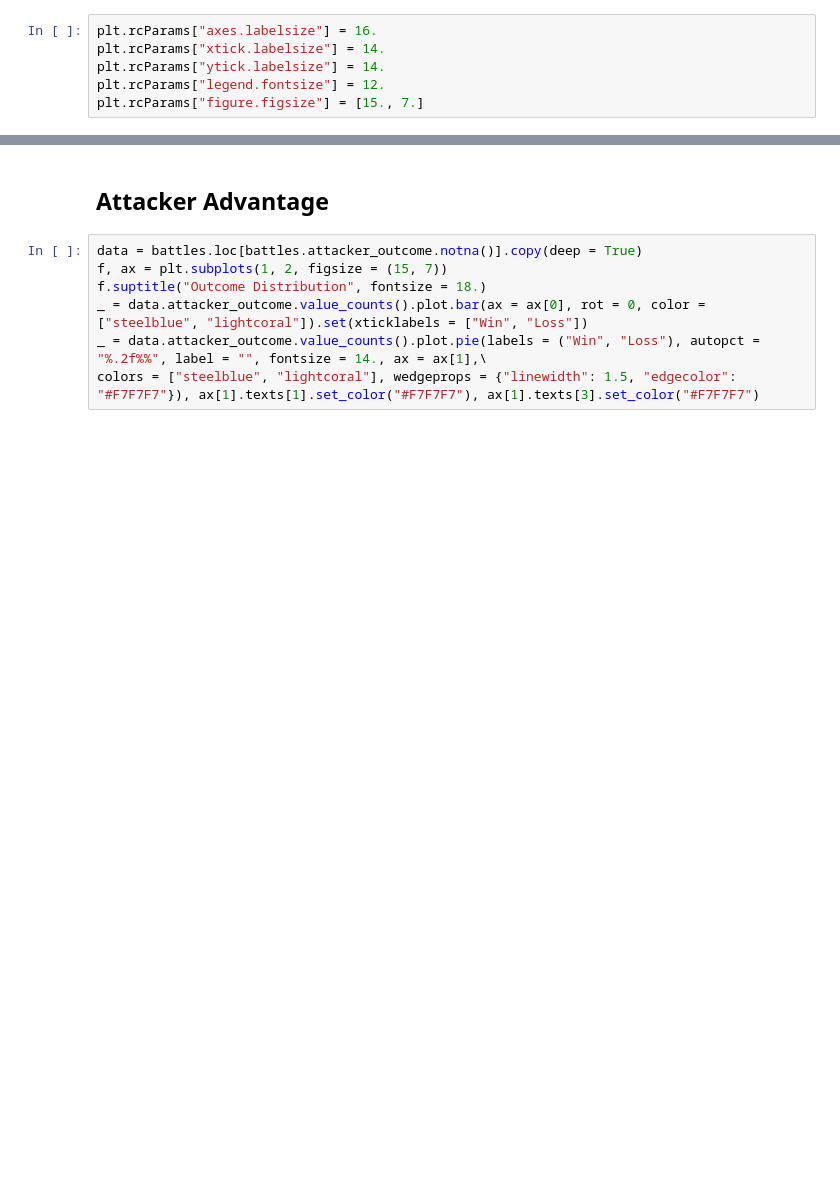
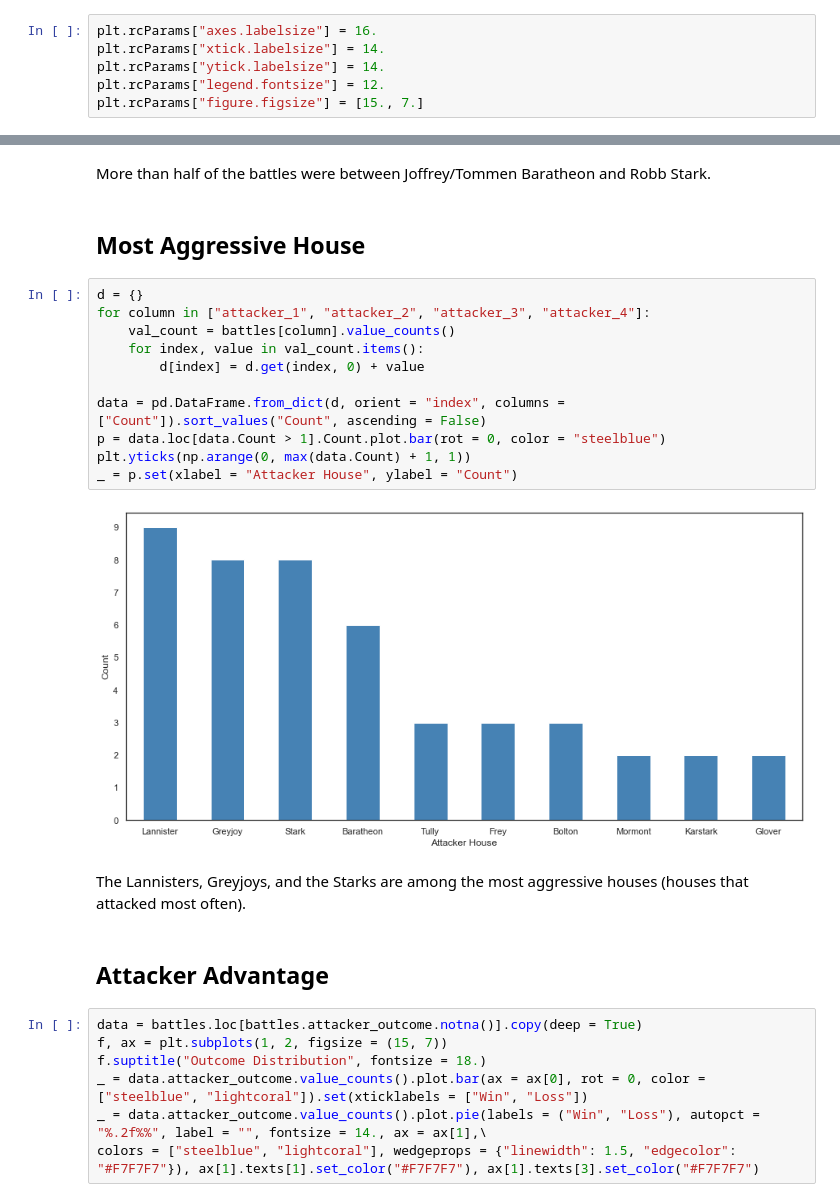
Before and after one commit to ydDianYu/Game_of_Thrones_Data_Analysis, a Jupyter notebook: battles-analysis.ipynb, the cells around one changed output, grey strips where cells are left out. Saved outputs shown, nothing was run; the diff lists cells and outputs as text; blank space fills up the shorter version.

```diff
--- a/battles-analysis.ipynb
+++ b/battles-analysis.ipynb
@@ -27,3 +46,22 @@ battles.head()
+# %% [markdown]
+More than half of the battles were between Joffrey/Tommen Baratheon and Robb Stark.
+# %% [markdown]
+## Most Aggressive House
+# %%
+d = {}
+for column in ["attacker_1", "attacker_2", "attacker_3", "attacker_4"]:
+    val_count = battles[column].value_counts()
+    for index, value in val_count.items():
+        d[index] = d.get(index, 0) + value
+
+data = pd.DataFrame.from_dict(d, orient = "index", columns = ["Count"]).sort_values("Count", ascending = False)
+p = data.loc[data.Count > 1].Count.plot.bar(rot = 0, color = "steelblue")
+plt.yticks(np.arange(0, max(data.Count) + 1, 1))
+_ = p.set(xlabel = "Attacker House", ylabel = "Count")
+# %% [output]
+[figure, added]
+# %% [markdown]
+The Lannisters, Greyjoys, and the Starks are among the most aggressive houses (houses that attacked most often).
 # %% [markdown]
 ## Attacker Advantage
 # %%
```
Also changed, not shown: parts of 13 cells of this notebook.
